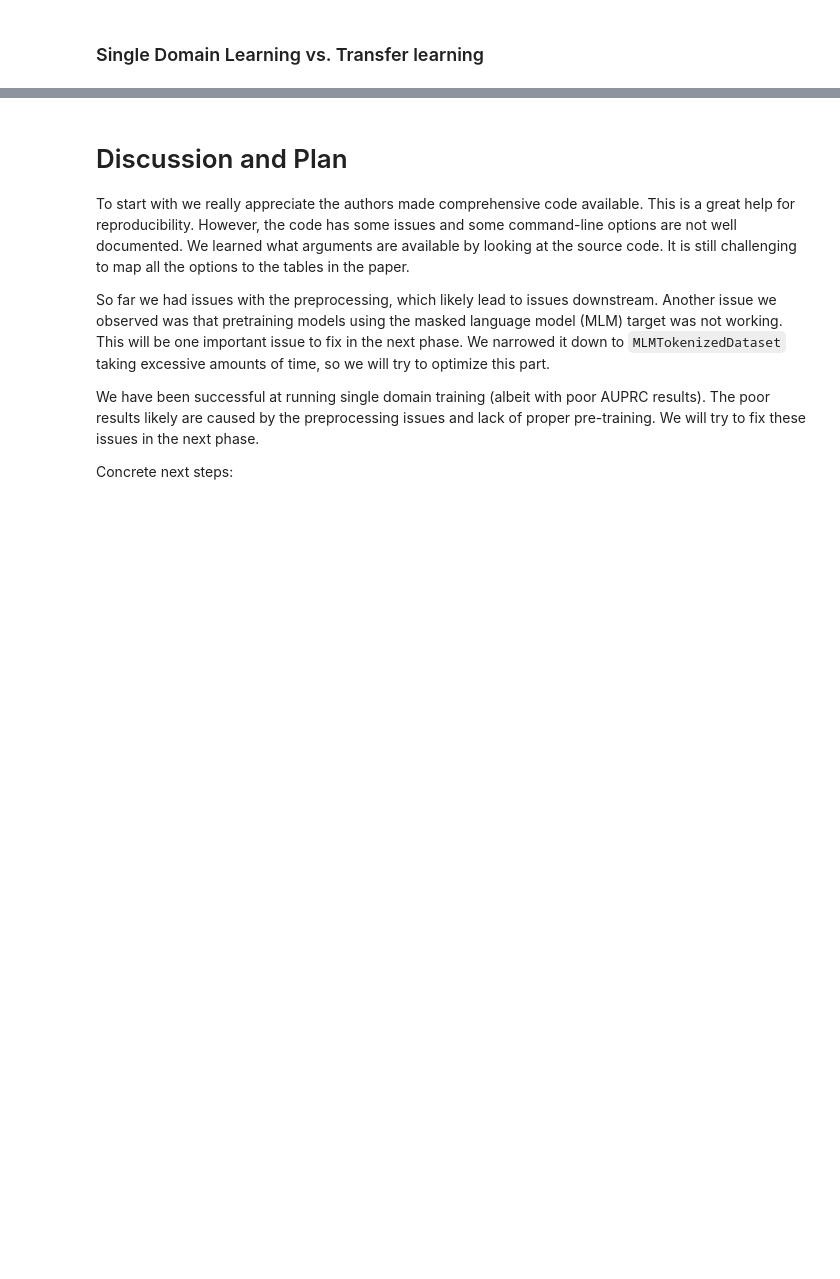
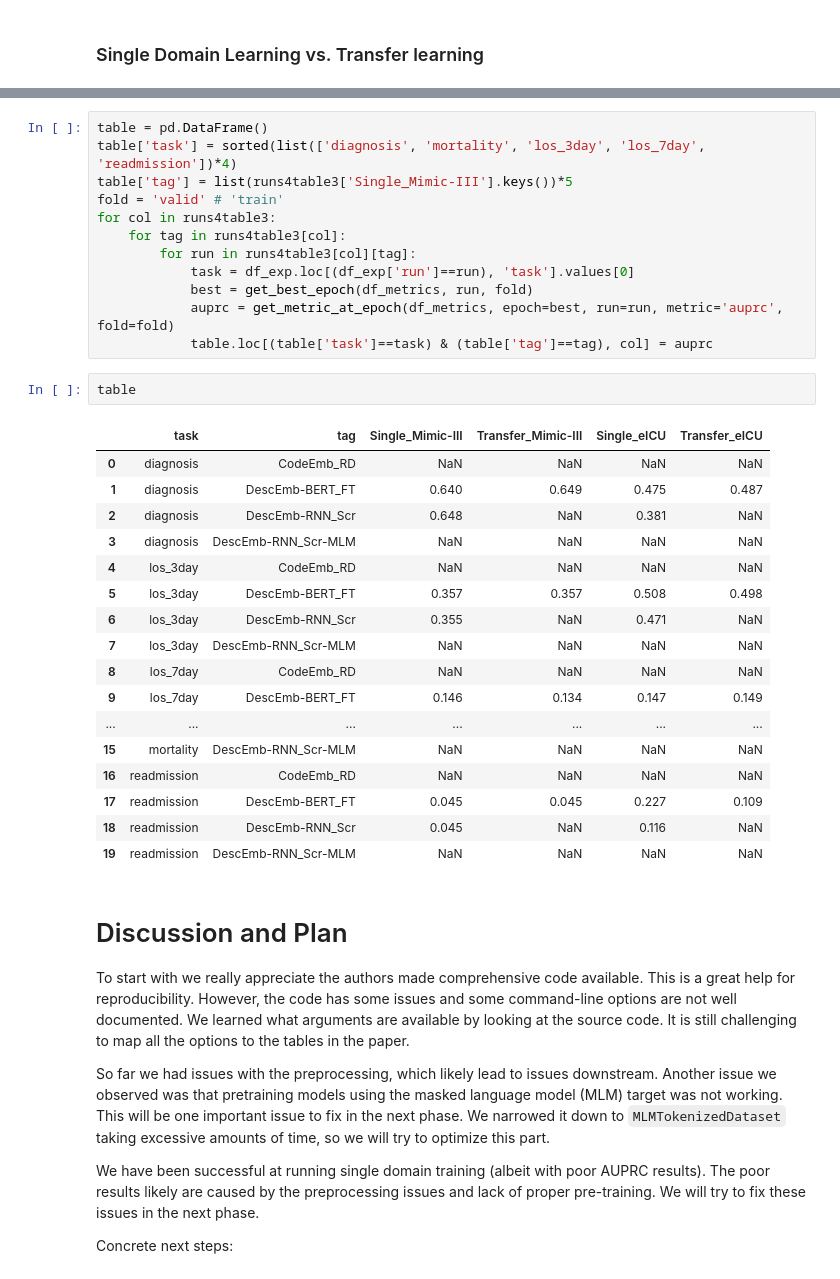
Before and after one commit to constantinkappel/dlh_project, a Jupyter notebook: 00_DL4H_Team_86_normank2_ajangid2_daniel43.ipynb, the cells around one changed output, grey strips where cells are left out. Drawn from its saved outputs; the diff is of its cells as text; blank space fills up the shorter version.

Commit message:
New table3

```diff
--- a/00_DL4H_Team_86_normank2_ajangid2_daniel43.ipynb
+++ b/00_DL4H_Team_86_normank2_ajangid2_daniel43.ipynb
@@ -777,3 +801,35 @@ It makes sense that this architecture can compensate less for the lack of pretra
+# %%
+table = pd.DataFrame()
+table['task'] = sorted(list(['diagnosis', 'mortality', 'los_3day', 'los_7day', 'readmission'])*4)
+table['tag'] = list(runs4table3['Single_Mimic-III'].keys())*5
+fold = 'valid' # 'train'
+for col in runs4table3:
+    for tag in runs4table3[col]:
+        for run in runs4table3[col][tag]:
+            task = df_exp.loc[(df_exp['run']==run), 'task'].values[0]
+            best = get_best_epoch(df_metrics, run, fold)
+            auprc = get_metric_at_epoch(df_metrics, epoch=best, run=run, metric='auprc', fold=fold)
+            table.loc[(table['task']==task) & (table['tag']==tag), col] = auprc
+# %%
+table
+# %% [output]
+|  | task | tag | Single_Mimic-III | Transfer_Mimic-III | Single_eICU | Transfer_eICU |
+| 0 | diagnosis | CodeEmb_RD | NaN | NaN | NaN | NaN |
+| 1 | diagnosis | DescEmb-BERT_FT | 0.640 | 0.649 | 0.475 | 0.487 |
+| 2 | diagnosis | DescEmb-RNN_Scr | 0.648 | NaN | 0.381 | NaN |
+| 3 | diagnosis | DescEmb-RNN_Scr-MLM | NaN | NaN | NaN | NaN |
+| 4 | los_3day | CodeEmb_RD | NaN | NaN | NaN | NaN |
+| 5 | los_3day | DescEmb-BERT_FT | 0.357 | 0.357 | 0.508 | 0.498 |
+| 6 | los_3day | DescEmb-RNN_Scr | 0.355 | NaN | 0.471 | NaN |
+| 7 | los_3day | DescEmb-RNN_Scr-MLM | NaN | NaN | NaN | NaN |
+| 8 | los_7day | CodeEmb_RD | NaN | NaN | NaN | NaN |
+| 9 | los_7day | DescEmb-BERT_FT | 0.146 | 0.134 | 0.147 | 0.149 |
+| ... | ... | ... | ... | ... | ... | ... |
+| 15 | mortality | DescEmb-RNN_Scr-MLM | NaN | NaN | NaN | NaN |
+| 16 | readmission | CodeEmb_RD | NaN | NaN | NaN | NaN |
+| 17 | readmission | DescEmb-BERT_FT | 0.045 | 0.045 | 0.227 | 0.109 |
+| 18 | readmission | DescEmb-RNN_Scr | 0.045 | NaN | 0.116 | NaN |
+| 19 | readmission | DescEmb-RNN_Scr-MLM | NaN | NaN | NaN | NaN |
 # %% [markdown]
 # Discussion and Plan
 To start with we really appreciate the authors made comprehensive code available. This is a great help for reproducibility. However, the code has some issues and some command-line options are not well documented. We learned what arguments are available by looking at the source code. It is still challenging to map all the options to the tables in the paper.
```
Also changed, not shown: parts of 7 cells of this notebook.
